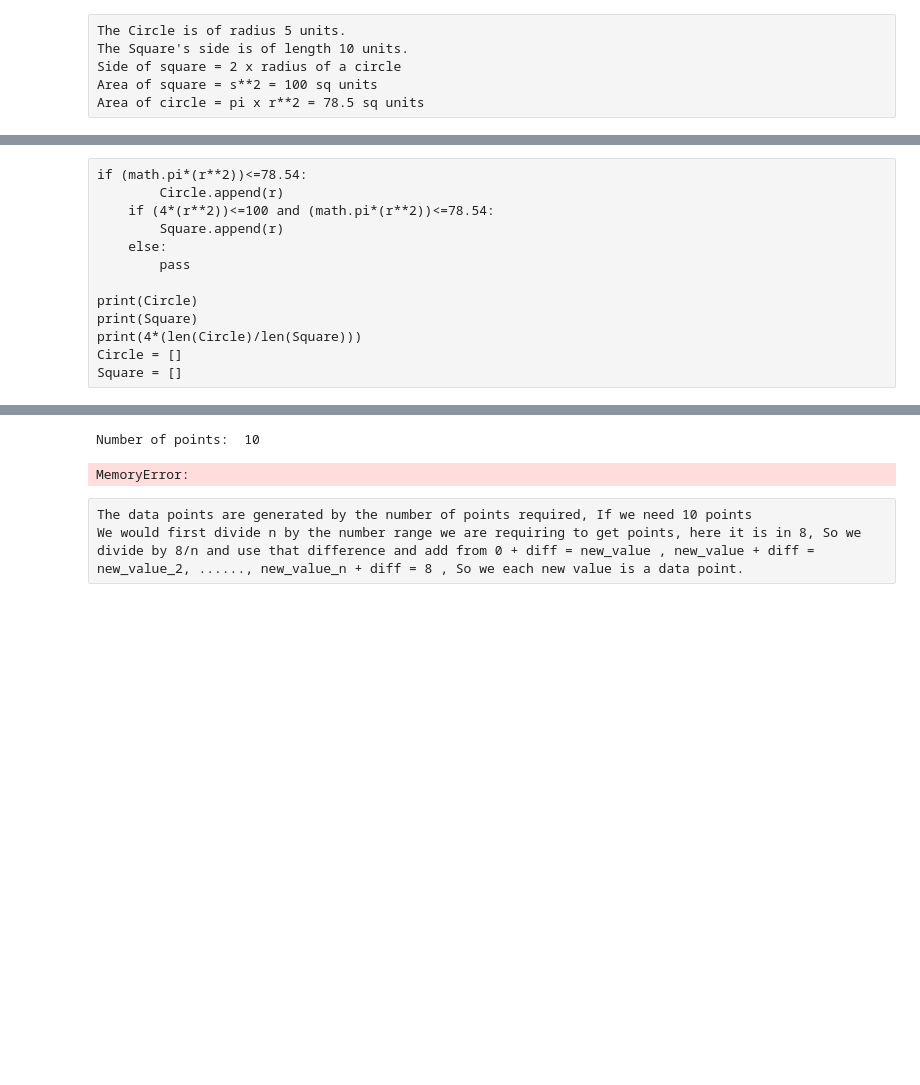
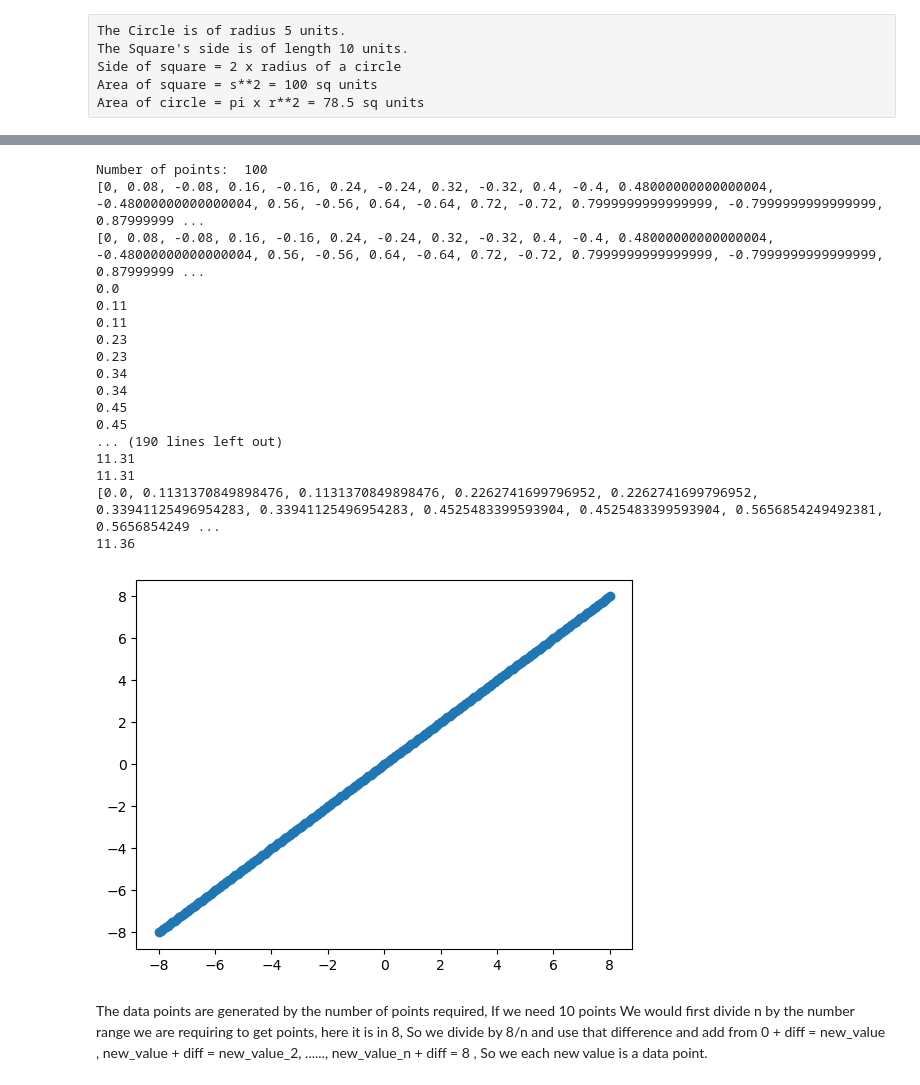
Before and after one commit to var324/intro-python-project, a Jupyter notebook: Pi.ipynb, the cells around one changed output, grey strips where cells are left out. Saved outputs shown, nothing was run; the diff lists cells and outputs as text; code cells hidden in the pictures; blank space fills up the shorter version.

Commit message:
Greg fixed stuff and first big block executes

```diff
--- a/Pi.ipynb
+++ b/Pi.ipynb
@@ -115,13 +109,0 @@ Number of points:  26
-# %% [raw]
-if (math.pi*(r**2))<=78.54:
-        Circle.append(r)
-    if (4*(r**2))<=100 and (math.pi*(r**2))<=78.54:
-        Square.append(r)
-    else:
-        pass
-
-print(Circle)
-print(Square)
-print(4*(len(Circle)/len(Square)))
-Circle = []
-Square = []
@@ -154,40 +149,56 @@ y_data_pts = [0]
 n = int(input("Number of points: "))
 c = 8/n
 x=0
-while x!= 8:
+while x<= 8:
     x = x+c
     x_data_pts.append(x)
     x_data_pts.append(-x)
 
 y=0
-while y!= 8:
+while y<= 8:
     y = y+c
     y_data_pts.append(y)
     y_data_pts.append(-y)
 
 print(x_data_pts)
 print(y_data_pts)
 
 plt.plot(x_data_pts,y_data_pts,'o')
 
 ## Calculate the distances from center (0,0) and append those points that lie within the perimeter of the Circle
 Circle = []
 for i in range(len(x_data_pts)):
     r = math.sqrt((x_data_pts[i])**2 + (y_data_pts[i])**2)
     print(round(r,2))
     if round(r,2)<=4:
         Circle.append(r)
     else:
         pass
 print(Circle,len(Circle))
 print(16*(len(Circle)/n))
 # %% [output]
 [figure]
-Number of points:  10
+Number of points:  100
+[0, 0.08, -0.08, 0.16, -0.16, 0.24, -0.24, 0.32, -0.32, 0.4, -0.4, 0.48000000000000004, -0.48000000000000004, 0.56, -0.56, 0.64, -0.64, 0.72, -0.72, 0.7999999999999999, -0.7999999999999999, 0.87999999 ...
+[0, 0.08, -0.08, 0.16, -0.16, 0.24, -0.24, 0.32, -0.32, 0.4, -0.4, 0.48000000000000004, -0.48000000000000004, 0.56, -0.56, 0.64, -0.64, 0.72, -0.72, 0.7999999999999999, -0.7999999999999999, 0.87999999 ...
+0.0
+0.11
+0.11
+0.23
+0.23
+0.34
+0.34
+0.45
+0.45
+... (190 lines left out)
+11.31
+11.31
+[0.0, 0.1131370849898476, 0.1131370849898476, 0.2262741699796952, 0.2262741699796952, 0.33941125496954283, 0.33941125496954283, 0.4525483399593904, 0.4525483399593904, 0.5656854249492381, 0.5656854249 ...
+11.36
-MemoryError:
+[figure, added]
-# %% [raw]
-The data points are generated by the number of points required, If we need 10 points
-We would first divide n by the number range we are requiring to get points, here it is in 8, So we divide by 8/n and use that difference and add from 0 + diff = new_value , new_value + diff = new_value_2, ......, new_value_n + diff = 8 , So we each new value is a data point.
+# %% [markdown]
+The data points are generated by the number of points required, If we need 10 points
+We would first divide n by the number range we are requiring to get points, here it is in 8, So we divide by 8/n and use that difference and add from 0 + diff = new_value , new_value + diff = new_value_2, ......, new_value_n + diff = 8 , So we each new value is a data point.
 # %%
 import matplotlib.pyplot as plt
 import random
```
Also changed, not shown: parts of 3 cells of this notebook.
